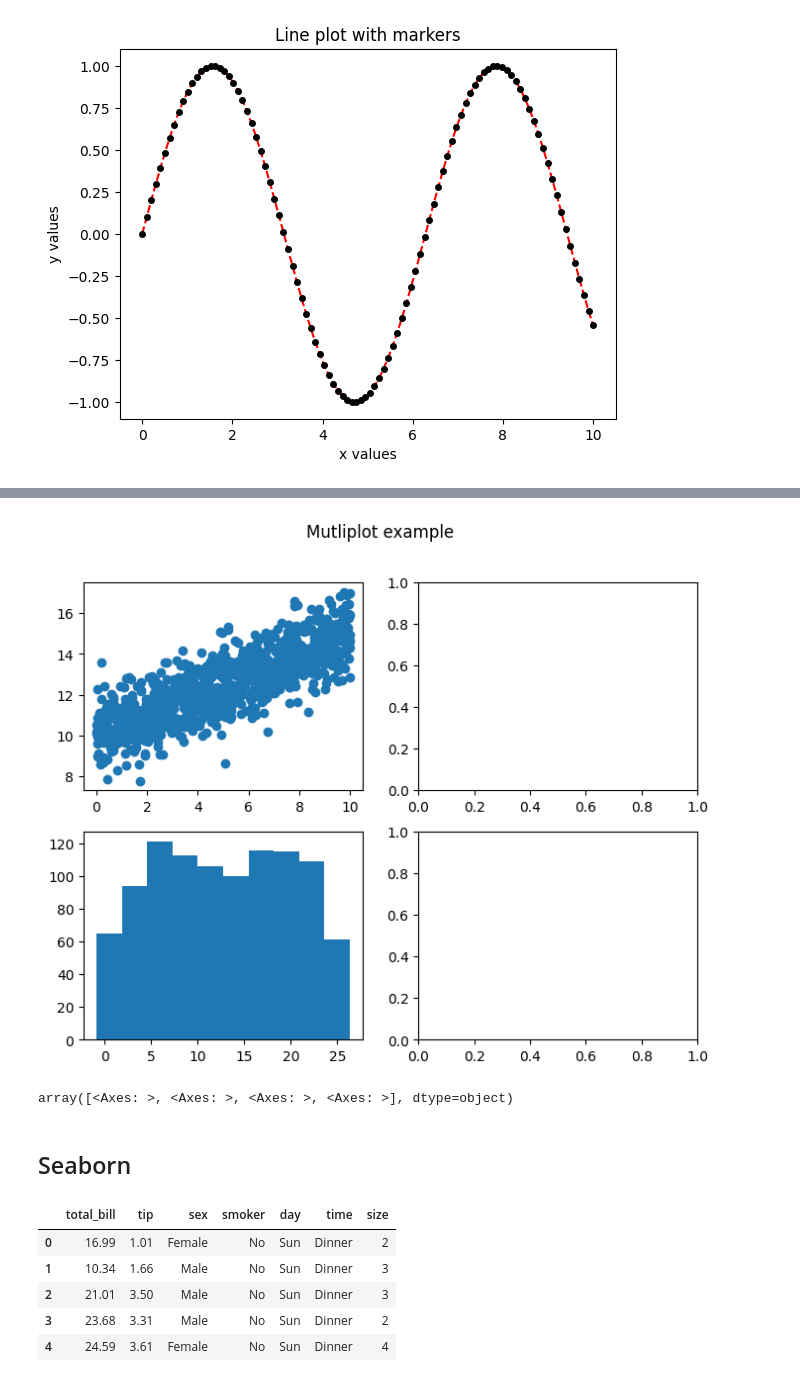
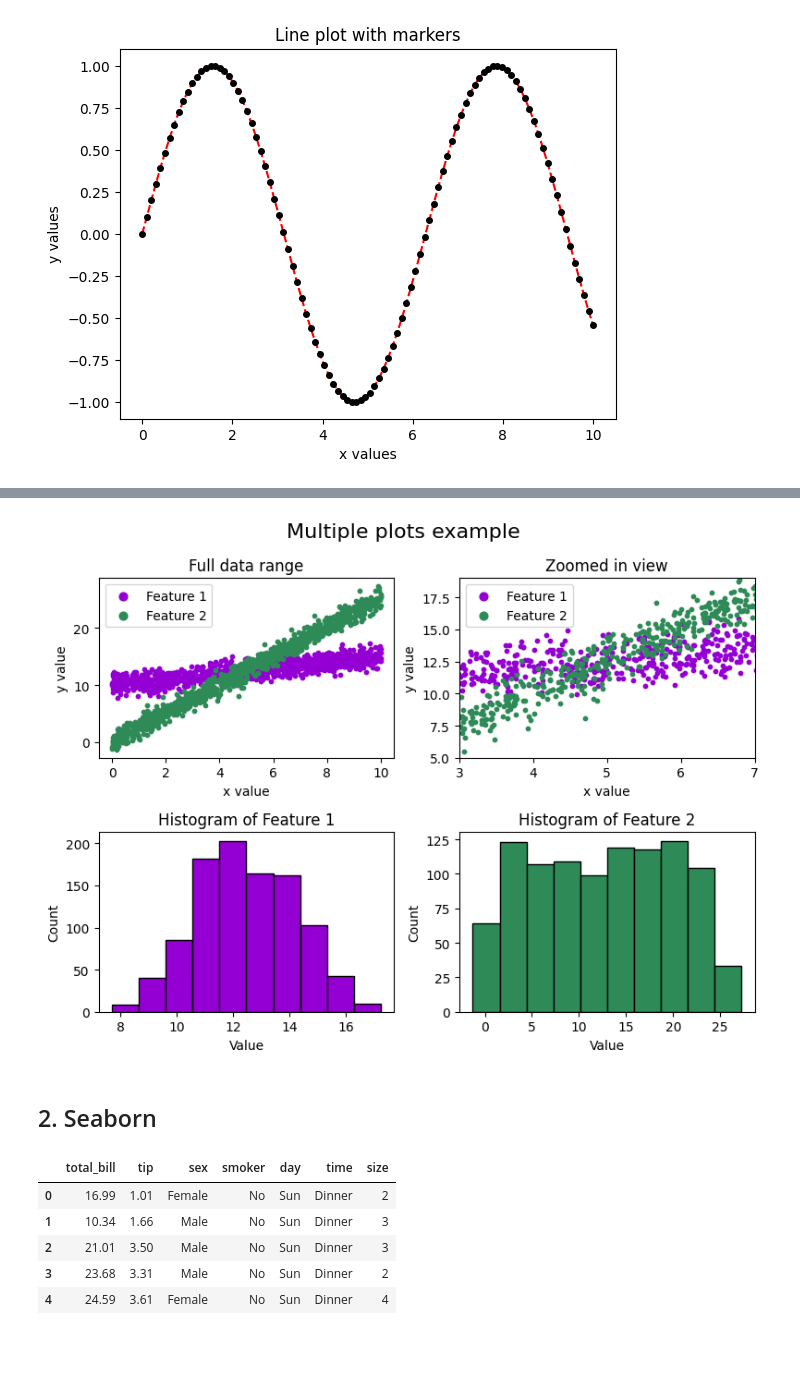
Before and after one commit to pallavitalasila26/FSA_devops, a Jupyter notebook: notebooks/unit2/Lesson_11_demo.ipynb, the cells around one changed output, grey strips where cells are left out. Saved outputs shown, nothing was run; the diff lists cells and outputs as text; code cells hidden in the pictures; blank space fills up the shorter version.

```diff
--- a/notebooks/unit2/Lesson_11_demo.ipynb
+++ b/notebooks/unit2/Lesson_11_demo.ipynb
@@ -209,15 +238,45 @@ plt.show()
+# %%
+import matplotlib as mpl
+
+# Set a non-standard default color cycle
+mpl.rcParams['axes.prop_cycle'] = mpl.cycler(color=['darkviolet', 'seagreen'])
+
+prop_cycle = plt.rcParams['axes.prop_cycle']
+colors = prop_cycle.by_key()['color']
 # %%
 fig, axs = plt.subplots(2, 2, figsize=(8, 6))
 axs = axs.flatten()
 
-fig.suptitle('Mutliplot example')
+fig.suptitle('Multiple plots example', fontsize=16)
 
-axs[0].scatter(df['x'], df['y1_noise'])
+axs[0].set_title('Full data range')
+axs[0].scatter(df['x'], df['y1_noise'], s=10, label='Feature 1')
+axs[0].scatter(df['x'], df['y2_noise'], s=10, label='Feature 2')
+axs[0].set_xlabel('x value')
+axs[0].set_ylabel('y value')
+axs[0].legend(loc='upper left', markerscale=2)
 
+axs[1].set_title('Zoomed in view')
+axs[1].scatter(df['x'], df['y1_noise'], s=10, label='Feature 1')
+axs[1].scatter(df['x'], df['y2_noise'], s=10, label='Feature 2')
+axs[1].set_xlim(3, 7)
+axs[1].set_ylim(5, 19)
+axs[1].set_xlabel('x value')
+axs[1].set_ylabel('y value')
+axs[1].legend(loc='upper left', markerscale=2)
 
-axs[2].hist(df['y2_noise'])
+axs[2].set_title('Histogram of Feature 1')
+axs[2].hist(df['y1_noise'], color=colors[0], edgecolor='black')
+axs[2].set_xlabel('Value')
+axs[2].set_ylabel('Count')
 
-plt.savefig('incomplete_multiplot.png')
+axs[3].set_title('Histogram of Feature 2')
+axs[3].hist(df['y2_noise'], color=colors[1], edgecolor='black')
+axs[3].set_xlabel('Value')
+axs[3].set_ylabel('Count')
+
+plt.tight_layout()
+plt.savefig('multiple_plots.png')
 plt.show()
 # %% [output]
-[figure, old version]
+[figure, new version]
@@ -226,5 +282,0 @@ np.save('the_axis_array.npy', axs, allow_pickle=True)
-# %%
-new_axs = np.load('the_axis_array.npy', allow_pickle=True)
-new_axs
-# %% [output]
-array([<Axes: >, <Axes: >, <Axes: >, <Axes: >], dtype=object)
@@ -234,4 +283,4 @@ plt.show()
 # %% [markdown]
-## Seaborn
+## 2. Seaborn
 # %%
 import seaborn as sns
```
Also changed, not shown: parts of 35 cells of this notebook, 1 other file.
